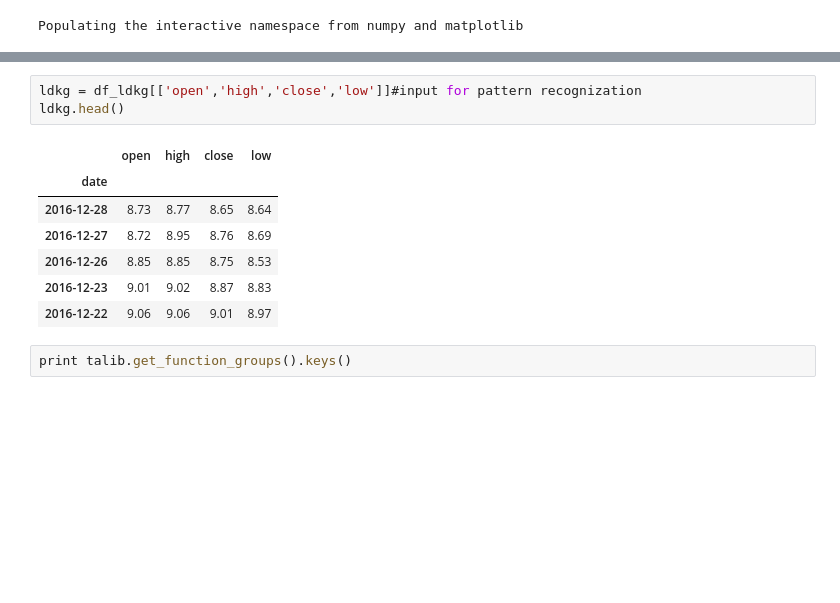
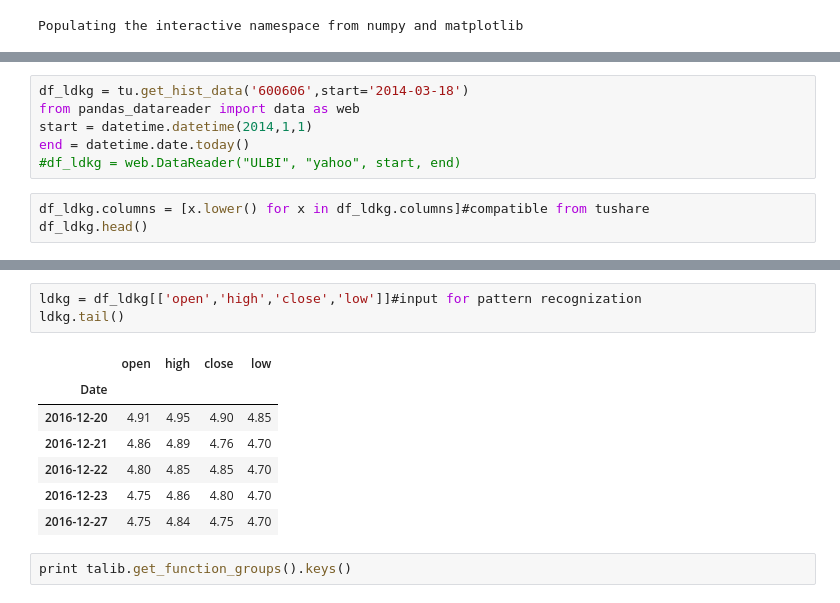
Before and after one commit to monchewharry/QuantSpeculation, a Jupyter notebook: note/7.3patternRecognization.ipynb, the cells around one changed output, grey strips where cells are left out. Saved outputs shown, nothing was run; the diff lists cells and outputs as text; blank space fills up the shorter version.

```diff
--- a/note/7.3patternRecognization.ipynb
+++ b/note/7.3patternRecognization.ipynb
@@ -24,0 +13,9 @@ df_ldkg.head()
+# %%
+df_ldkg = tu.get_hist_data('600606',start='2014-03-18')
+from pandas_datareader import data as web
+start = datetime.datetime(2014,1,1)
+end = datetime.date.today()
+#df_ldkg = web.DataReader("ULBI", "yahoo", start, end)
+# %%
+df_ldkg.columns = [x.lower() for x in df_ldkg.columns]#compatible from tushare
+df_ldkg.head()
@@ -25,14 +30,14 @@ df_ldkg.head()
 # %%
 ldkg = df_ldkg[['open','high','close','low']]#input for pattern recognization
-ldkg.head()
+ldkg.tail()
 # %% [output]
 |  | open | high | close | low |
-| date |  |  |  |  |
-| 2016-12-28 | 8.73 | 8.77 | 8.65 | 8.64 |
-| 2016-12-27 | 8.72 | 8.95 | 8.76 | 8.69 |
-| 2016-12-26 | 8.85 | 8.85 | 8.75 | 8.53 |
-| 2016-12-23 | 9.01 | 9.02 | 8.87 | 8.83 |
-| 2016-12-22 | 9.06 | 9.06 | 9.01 | 8.97 |
+| Date |  |  |  |  |
+| 2016-12-20 | 4.91 | 4.95 | 4.90 | 4.85 |
+| 2016-12-21 | 4.86 | 4.89 | 4.76 | 4.70 |
+| 2016-12-22 | 4.80 | 4.85 | 4.85 | 4.70 |
+| 2016-12-23 | 4.75 | 4.86 | 4.80 | 4.70 |
+| 2016-12-27 | 4.75 | 4.84 | 4.75 | 4.70 |
 # %%
 print talib.get_function_groups().keys()
 # %% [output]
```
Also changed, not shown: parts of 10 cells of this notebook, 3 other files.
